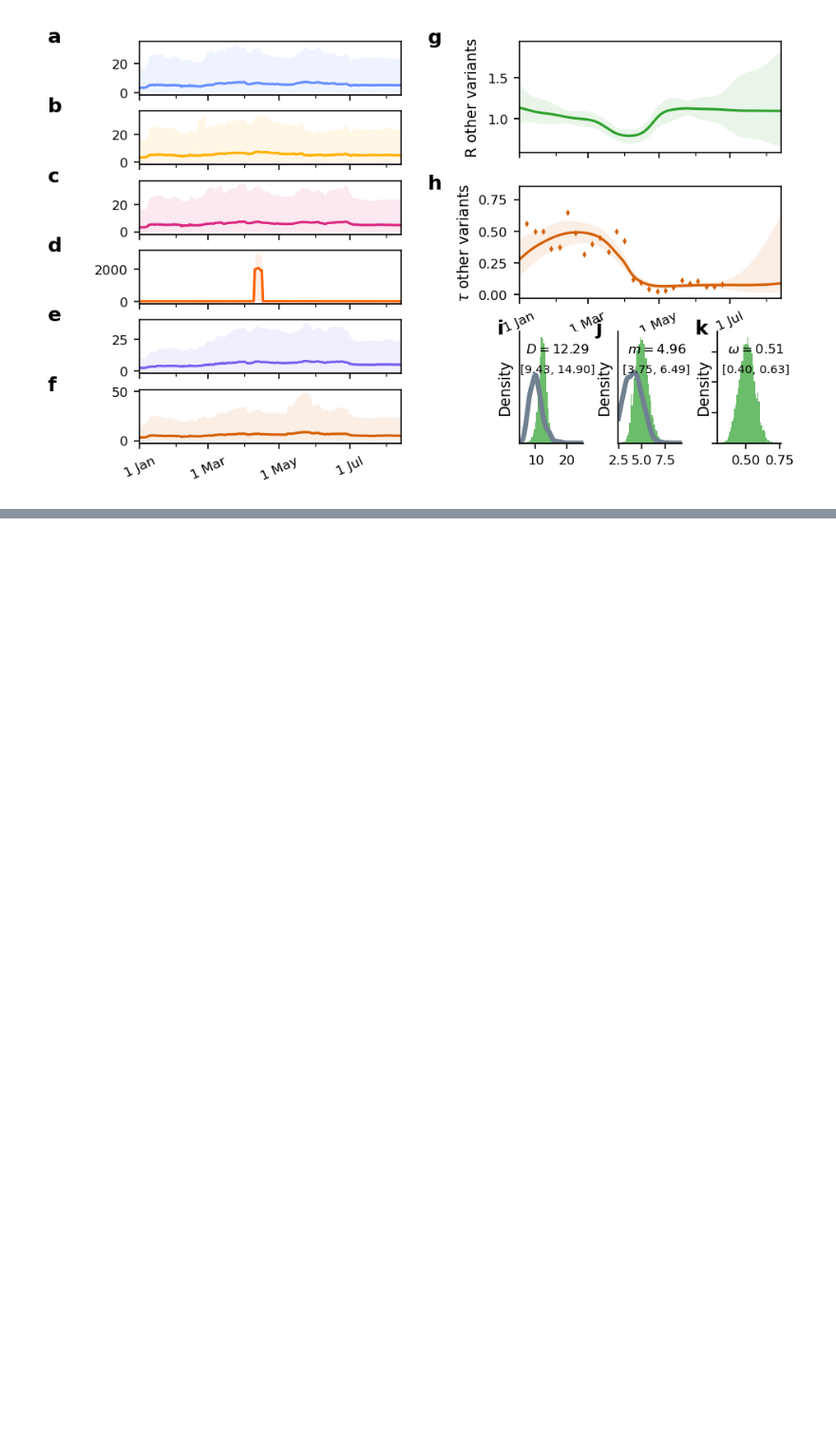
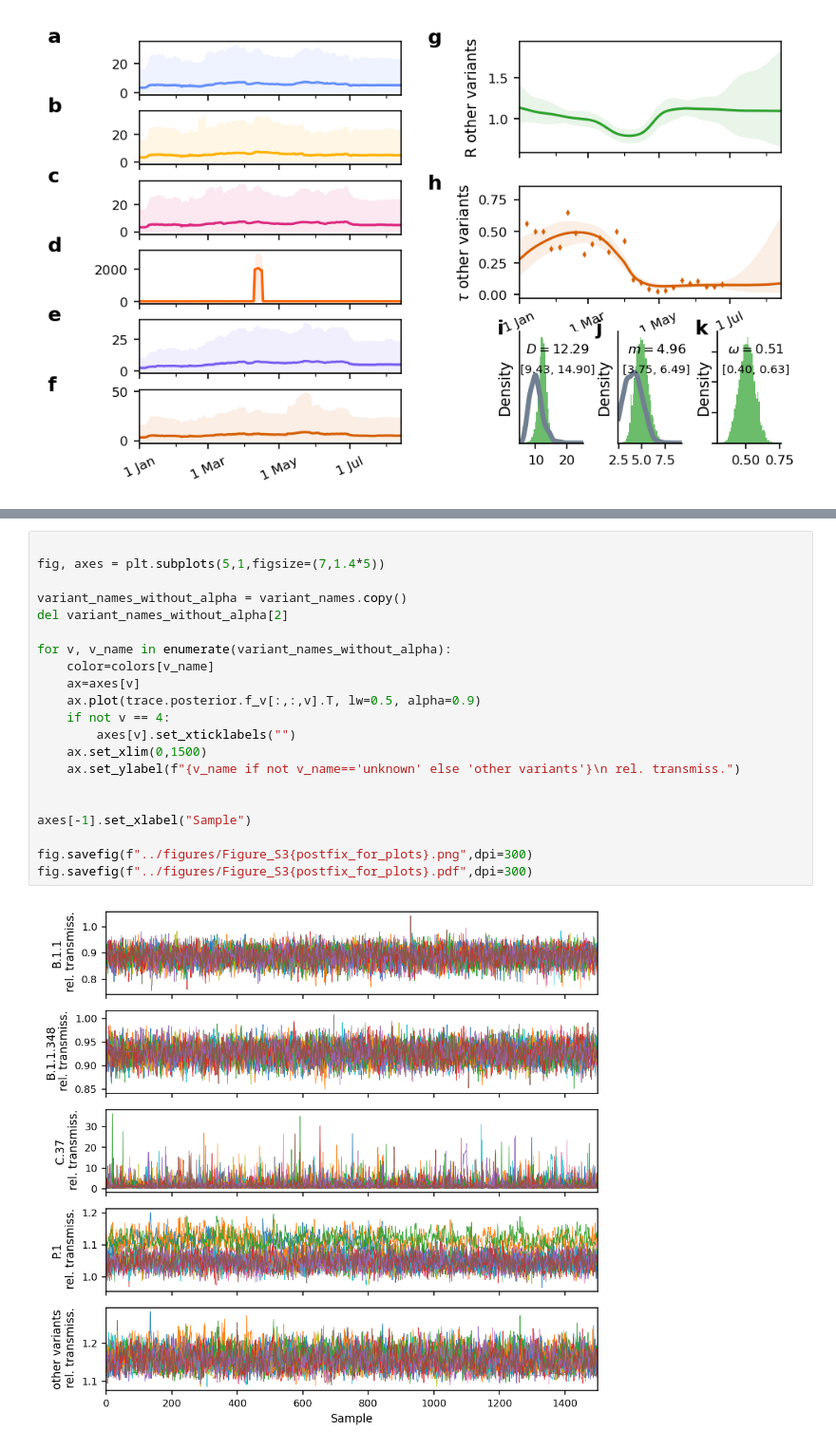
Before and after one commit to Priesemann-Group/covid19_variants_chile, a Jupyter notebook: notebooks/create_plots.ipynb, the cells around one changed output, grey strips where cells are left out. Shown at 95% size. Saved outputs shown, nothing was run; the diff lists cells and outputs as text; blank space fills up the shorter version.

```diff
--- a/notebooks/create_plots.ipynb
+++ b/notebooks/create_plots.ipynb
@@ -588,0 +585,23 @@ fig.savefig(f"../figures/Figure_S_{postfix_for_plots}.pdf",dpi=300)
+# %%
+
+fig, axes = plt.subplots(5,1,figsize=(7,1.4*5))
+
+variant_names_without_alpha = variant_names.copy()
+del variant_names_without_alpha[2]
+
+for v, v_name in enumerate(variant_names_without_alpha):
+    color=colors[v_name]
+    ax=axes[v]
+    ax.plot(trace.posterior.f_v[:,:,v].T, lw=0.5, alpha=0.9)
+    if not v == 4:
+        axes[v].set_xticklabels("")
+    ax.set_xlim(0,1500)
+    ax.set_ylabel(f"{v_name if not v_name=='unknown' else 'other variants'}\n rel. transmiss.")
+
+
+axes[-1].set_xlabel("Sample")
+
+fig.savefig(f"../figures/Figure_S3{postfix_for_plots}.png",dpi=300)
+fig.savefig(f"../figures/Figure_S3{postfix_for_plots}.pdf",dpi=300)
+# %% [output]
+[figure, added]
```
Also changed, not shown: parts of 1 cell of this notebook.
